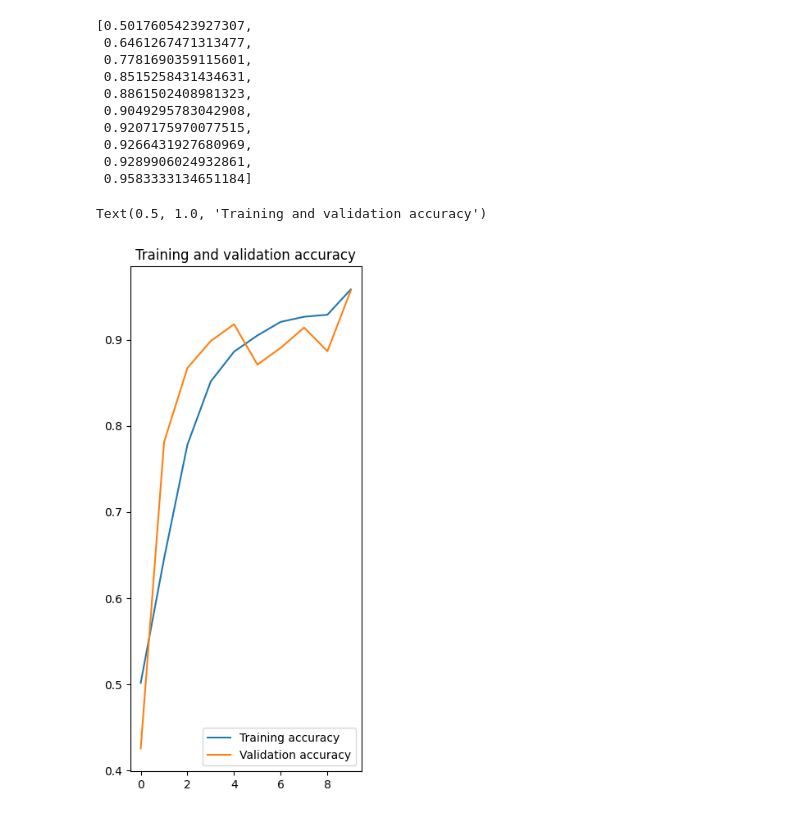
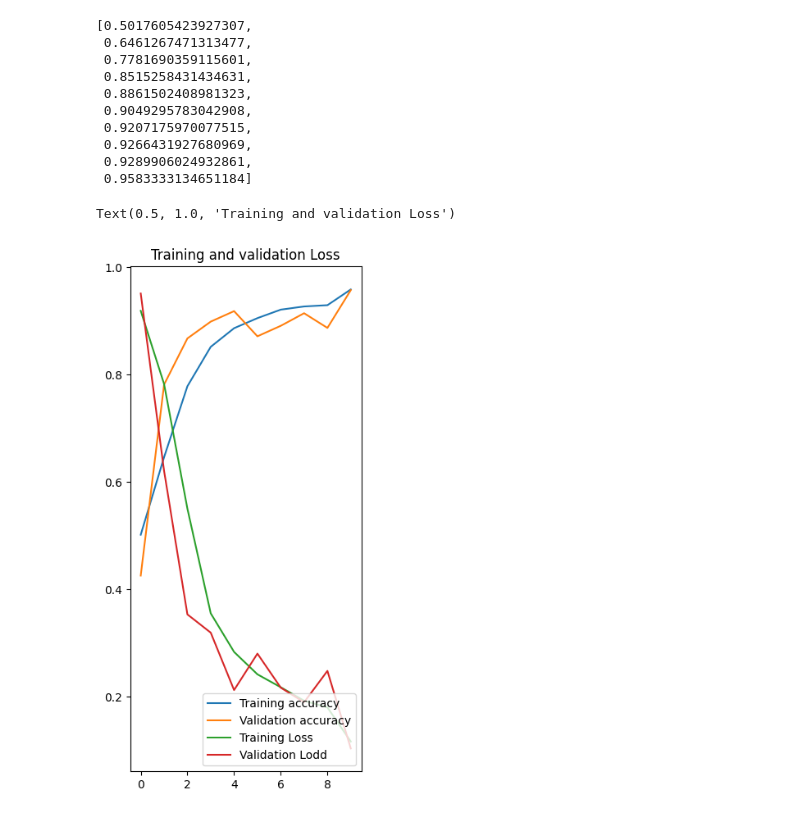
Before and after one commit to niyomugaboetiene/Potato_disease_predictor, a Jupyter notebook: training/training.ipynb, the cells around one changed output. Saved outputs shown, nothing was run; the diff lists cells and outputs as text; code cells hidden in the pictures.

```diff
--- a/training/training.ipynb
+++ b/training/training.ipynb
@@ -233,10 +233,15 @@ val_loss = history.history["val_loss"]
 # %%
 plt.figure(figsize = (8, 8))
 plt.subplot(1, 2, 1)
 plt.plot(range(10), acc, label = "Training accuracy")
 plt.plot(range(10), val_acc, label = "Validation accuracy")
 plt.legend(loc="lower right")
 plt.title("Training and validation accuracy")
+
+plt.plot(range(10), loss, label = "Training Loss")
+plt.plot(range(10), val_loss, label = "Validation Lodd")
+plt.legend(loc="lower right")
+plt.title("Training and validation Loss")
 # %% [output]
-Text(0.5, 1.0, 'Training and validation accuracy')
+Text(0.5, 1.0, 'Training and validation Loss')
-[figure, old version]
+[figure, new version]
```
